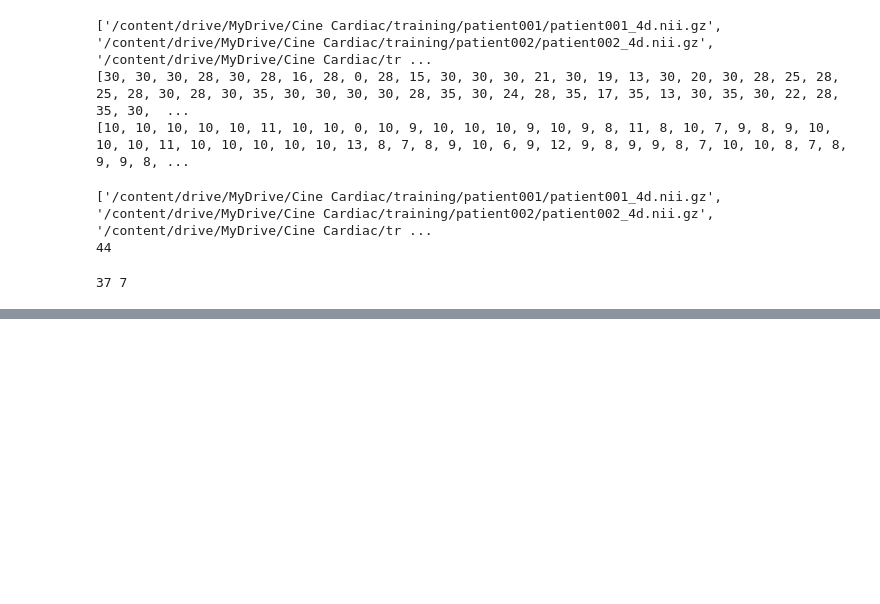
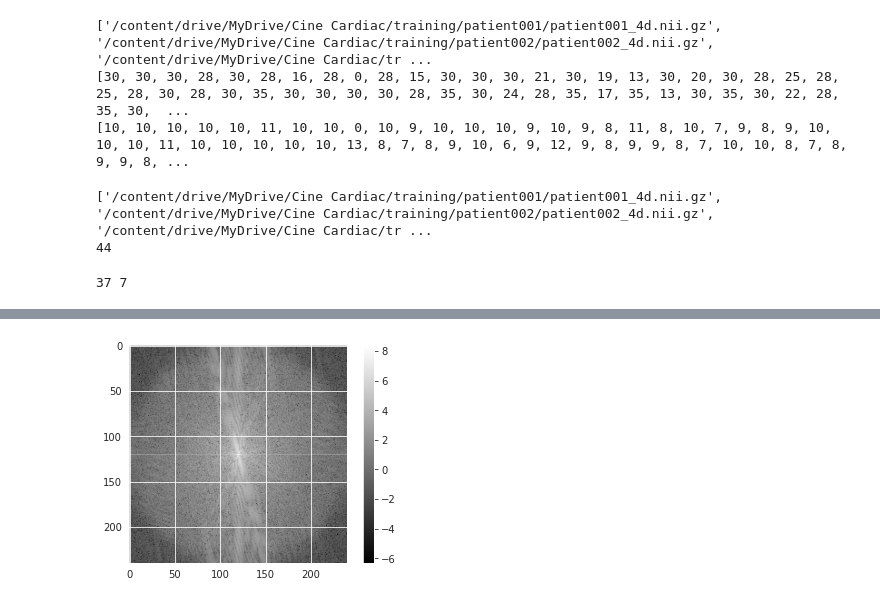
Before and after one commit to Jathurshan0330/Cine-Cardiac-MRI-Motion-Artefact-Reduction, a Jupyter notebook: Cine_Cardiac_MRI_Motion_Artifact_Reduction_Using_a_Recurrent_Neural_Network.ipynb, the cells around one changed output, grey strips where cells are left out. Cells and saved outputs as stored; diff of their text form; code cells hidden in the pictures; blank space fills up the shorter version.

Commit message:
Add: Code for Motion blurring in ACDC

```diff
--- a/Cine_Cardiac_MRI_Motion_Artifact_Reduction_Using_a_Recurrent_Neural_Network.ipynb
+++ b/Cine_Cardiac_MRI_Motion_Artifact_Reduction_Using_a_Recurrent_Neural_Network.ipynb
@@ -239,0 +253,91 @@ interactive(children=(IntSlider(value=0, description='Select slice', max=0), Out
+# %%
+img_data_4d, _,_ = load_nii("/content/drive/MyDrive/Cine Cardiac/training/patient021/patient021_4d.nii.gz")
+img = img_data_4d[:,:240,0,:]
+# img = read_h5py(val_data[14])
+img = (img - np.min(img))/(np.max(img) - np.min(img))
+print(img.shape, np.max(img))
+N = 7
+start_ind = N
+end_ind = 30-N
+motion_artefact_added = []
+eps = 10e-9
+
+def calculate_2dft(input):
+    ft = np.fft.fft2(input)
+    return np.fft.fftshift(ft)
+def calculate_2dift(input):
+    ift = np.fft.ifftshift(input)
+    ift = np.fft.ifft2(ift)
+    return ift.real
+
+fft_2d = calculate_2dft(img[:,:,7])
+plt.figure()
+plt.imshow(np.log(np.abs(fft_2d)),cmap = 'gray')
+plt.colorbar()
+
+
+ifft_img = calculate_2dift(fft_2d)
+fig, ax = plt.subplots(1,3, figsize=(10,10))
+ax[0].imshow(np.log(np.abs(fft_2d)),cmap = 'gray'), ax[0].axis('off')
+ax[1].imshow(ifft_img,cmap = 'gray'), ax[1].axis('off')
+ax[2].imshow(img[:,:,7],cmap = 'gray'), ax[2].axis('off')
+plt.show()
+
+
+
+for i in range(start_ind,end_ind):
+  fft_mixed = calculate_2dft(img[:,:,i])#np.zeros(img[:,:,i].shape)
+  fig, ax = plt.subplots(3,5, figsize=(20,10))
+  for j in range(0,2*N+1):
+    fft_2d = calculate_2dft(img[:,:,(i+j)-N])
+    fft_mixed[:,j*16:(j+1)*16] = fft_2d[:,j*16:(j+1)*16]
+
+    # if j<N:
+    #     fft_mixed[:,j*14:(j+1)*14] = fft_2d[:,j*14:(j+1)*14]
+    # elif j == N:
+    #   fft_mixed[:,j*14: 240-N*14] = fft_2d[:,j*14: 240-N*14]
+    # elif j>N:
+    #   fft_mixed[:,142+(j-N-1)*14: 142+(j-N)*14] = fft_2d[:,142+(j-N-1)*14: 142+(j-N)*14]
+
+    # print(fft_2d.shape)
+    ax[j//5][j%5].imshow(img[:,:,(i+j)-N], cmap='gray'), ax[j//5][j%5].set_title(f'FFt 2D Frame {j}'),ax[j//5][j%5].axis('off')
+  # plt.show()
+
+  plt.figure()
+  plt.imshow(np.log(np.abs(fft_mixed)+eps),cmap = 'gray',vmax = 8, vmin = -6)
+  plt.axis('off')
+  plt.colorbar()
+  plt.show()
+
+  # fft_mixed[0:25,:] = 0
+  # fft_mixed[-25:,:] = 0
+  # fft_mixed[:,0:25] = 0
+  # fft_mixed[:,-25:] = 0
+
+  plt.figure()
+  plt.imshow(np.log(np.abs(fft_mixed)+eps),cmap = 'gray',vmax = 8, vmin = -6)
+  plt.axis('off')
+  plt.colorbar()
+  plt.show()
+
+  ma_img = calculate_2dift(fft_mixed)
+
+  fig, ax = plt.subplots(1,2, figsize=(10,10))
+  ax[0].imshow(img[:,:,i],cmap = 'gray'), ax[0].axis('off')
+  ax[1].imshow(ma_img,cmap = 'gray'), ax[1].axis('off')
+  plt.show()
+
+  motion_artefact_added.append(ma_img)
+  break
+
+motion_artefact_added = np.reshape(np.array(motion_artefact_added),(1,end_ind - start_ind,100,100))
+
+
+interactive_gif_data(motion_artefact_added, cmap = 'gray')
+
+
+
+# fig, ax = plt.subplots(3,10, figsize=(30,10))
+# for i in range(30):
+#   ax[i//10][i%10].imshow(img[:,:,i], cmap='gray'), ax[i//10][i%10].set_title(f'Frame {i}'),ax[i//10][i%10].axis('off')
+# %% [output]
@@ -239,0 +345 @@ interactive(children=(IntSlider(value=0, description='Select slice', max=0), Out
+[figure, added]
```
Also changed, not shown: parts of 24 cells of this notebook.
